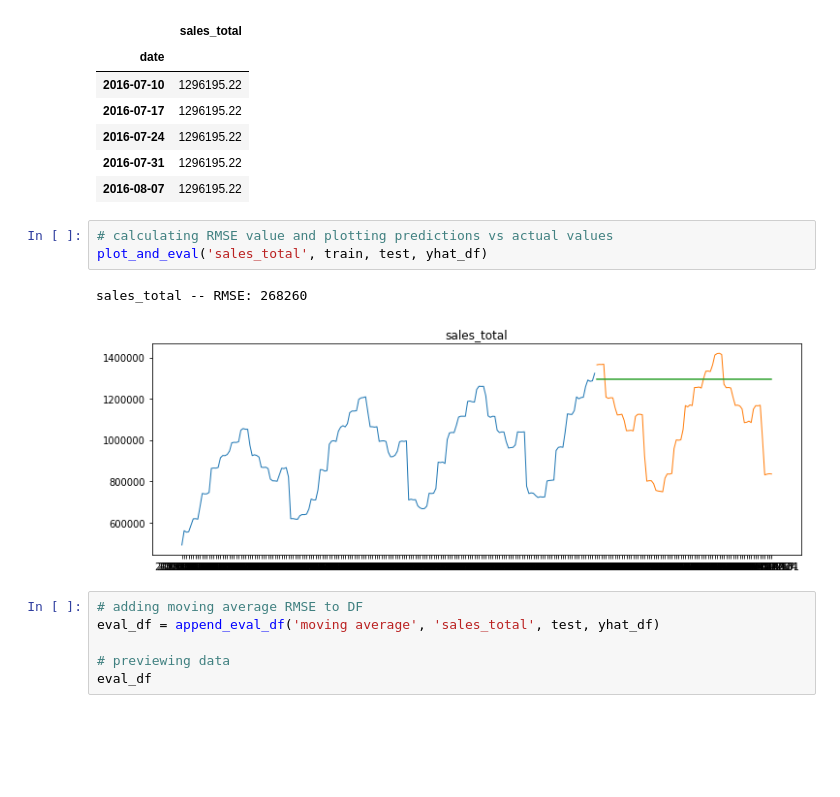
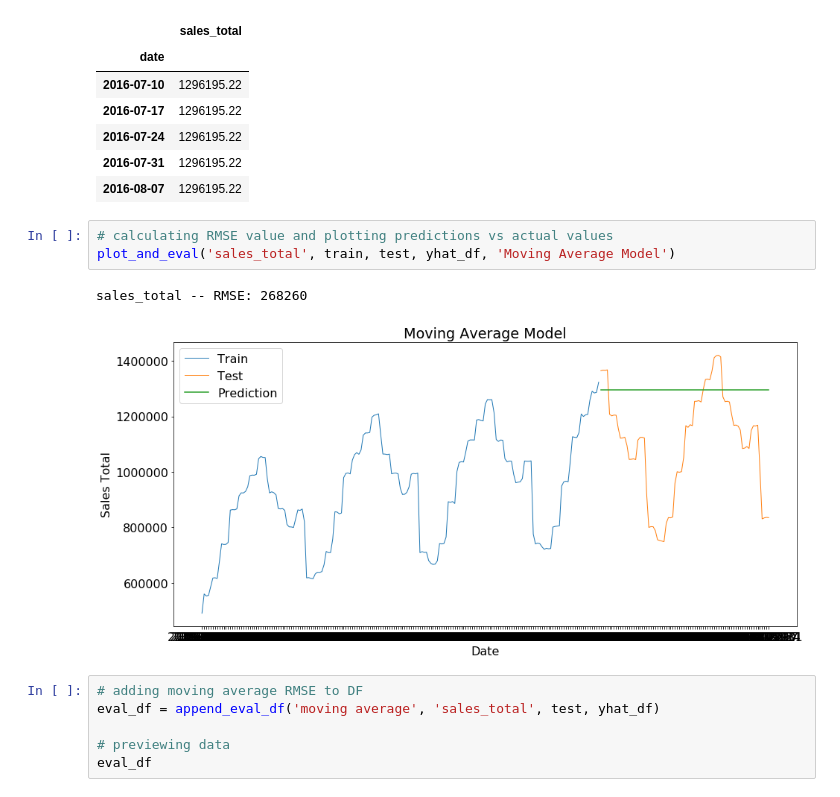
Before and after one commit to SamuelD-Data/time-series-exercises, a Jupyter notebook: model.ipynb, the cells around one changed output. Saved outputs shown, nothing was run; the diff lists cells and outputs as text; blank space fills up the shorter version.

```diff
--- a/model.ipynb
+++ b/model.ipynb
@@ -239,10 +239,10 @@ yhat_df.head()
 | 2016-08-07 | 1296195.22 |
 # %%
 # calculating RMSE value and plotting predictions vs actual values
-plot_and_eval('sales_total', train, test, yhat_df)
+plot_and_eval('sales_total', train, test, yhat_df, 'Moving Average Model')
 # %% [output]
 sales_total -- RMSE: 268260
-[figure, old version]
+[figure, new version]
 # %%
 # adding moving average RMSE to DF
 eval_df = append_eval_df('moving average', 'sales_total', test, yhat_df)
```
Also changed, not shown: parts of 3 cells of this notebook.
